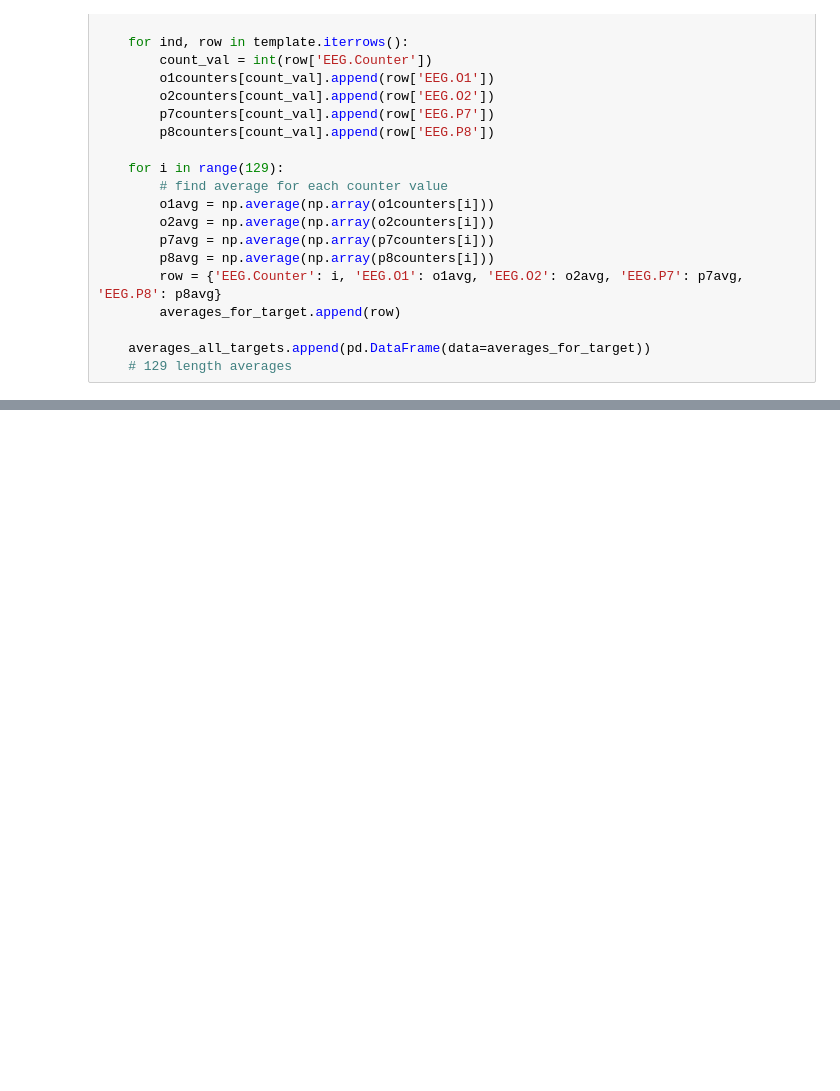
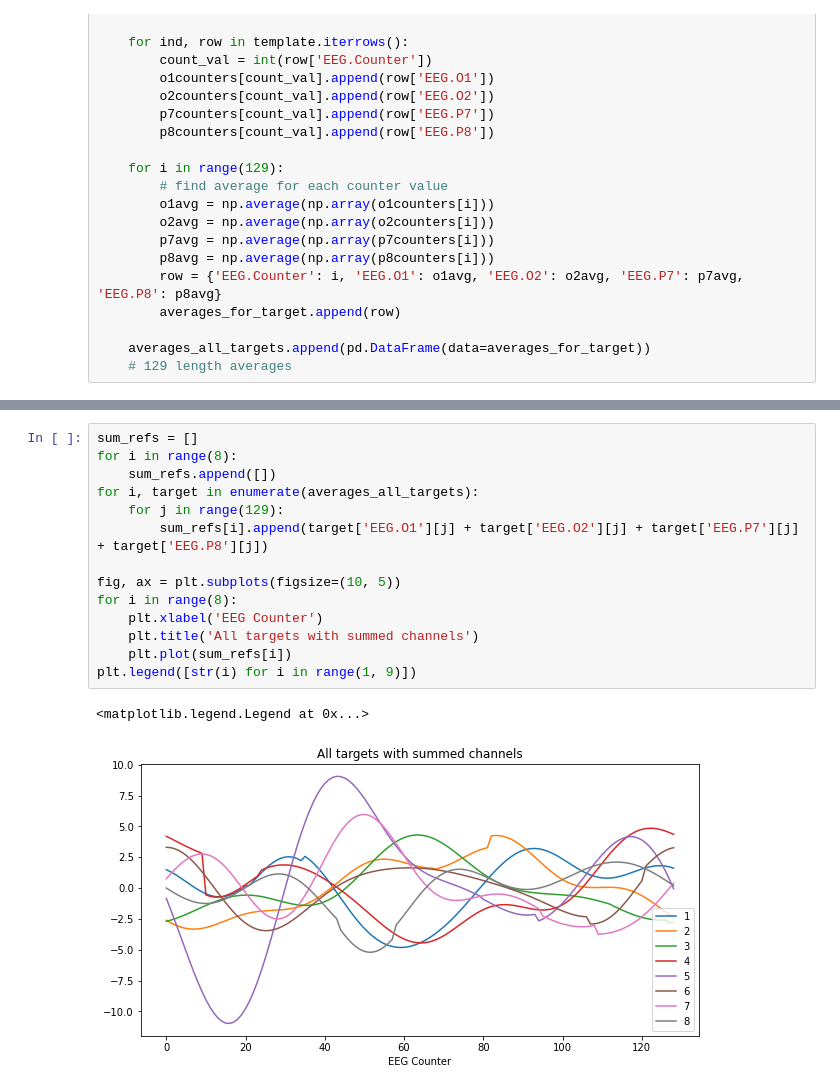
Before and after one commit to PeZeqo/capstone_pokemon_bci, a Jupyter notebook: plot_averages.ipynb, the cells around one changed output, grey strips where cells are left out. Cells and saved outputs as stored; diff of their text form; blank space fills up the shorter version.

```diff
--- a/plot_averages.ipynb
+++ b/plot_averages.ipynb
@@ -190,0 +215,17 @@ targets: o1 : 0  o2 : 7   p7 : 0   p8 : 0
+# %%
+sum_refs = []
+for i in range(8):
+    sum_refs.append([])
+for i, target in enumerate(averages_all_targets):
+    for j in range(129):
+        sum_refs[i].append(target['EEG.O1'][j] + target['EEG.O2'][j] + target['EEG.P7'][j] + target['EEG.P8'][j])
+
+fig, ax = plt.subplots(figsize=(10, 5))
+for i in range(8):
+    plt.xlabel('EEG Counter')
+    plt.title('All targets with summed channels')
+    plt.plot(sum_refs[i])
+plt.legend([str(i) for i in range(1, 9)])
+# %% [output]
+<matplotlib.legend.Legend at 0x...>
+[figure, added]
```
Also changed, not shown: parts of 15 cells of this notebook.
